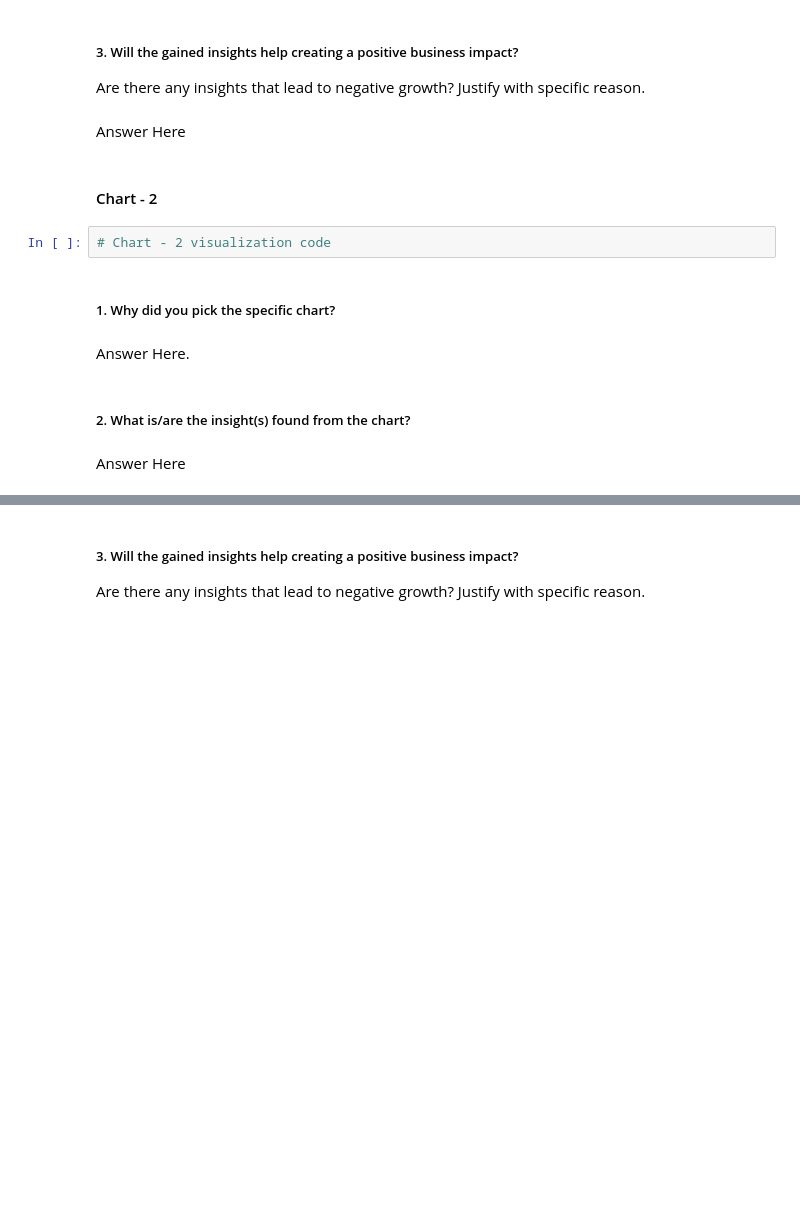
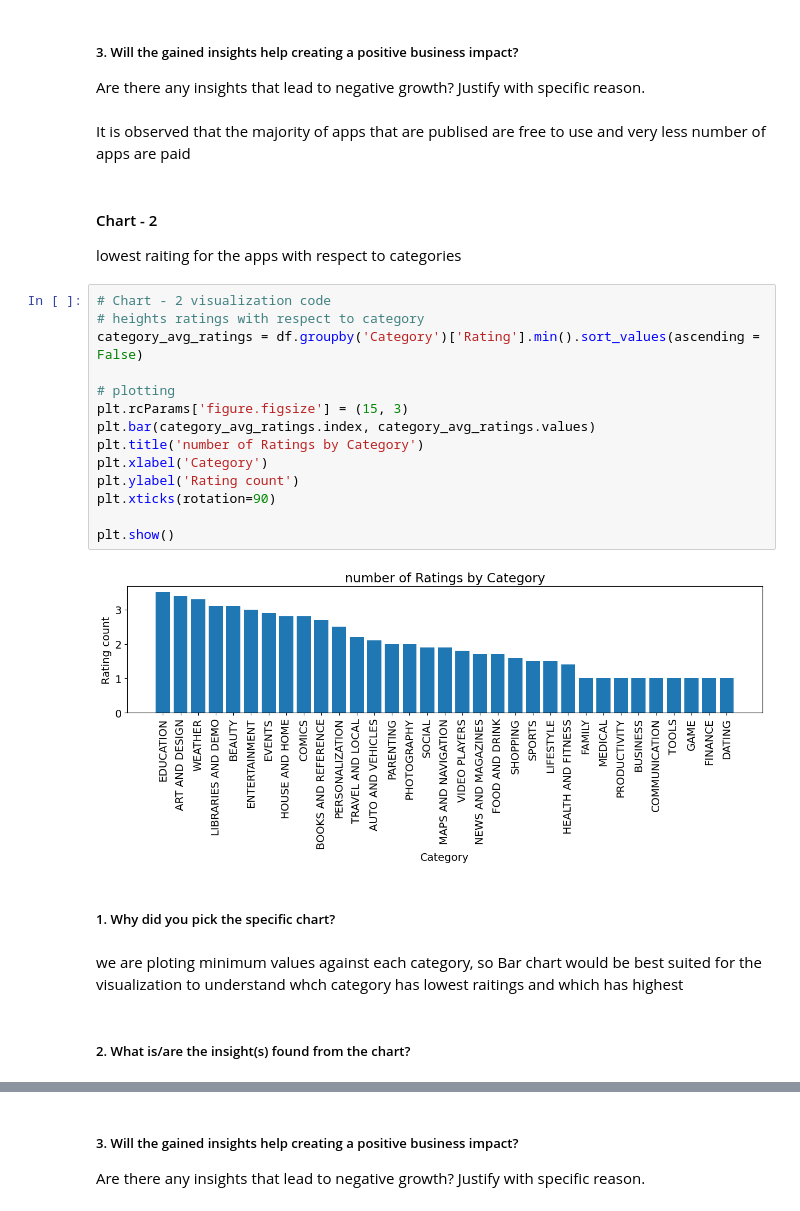
Before and after one commit to lukedanieldone/Play-Store-EDA, a Jupyter notebook: Playstore_EDA_Analysis.ipynb, the cells around one changed output, grey strips where cells are left out. Cells and saved outputs as stored; diff of their text form; blank space fills up the shorter version.

```diff
--- a/Playstore_EDA_Analysis.ipynb
+++ b/Playstore_EDA_Analysis.ipynb
@@ -497,17 +497,30 @@ Answer Here
 # %% [markdown]
 ##### 3. Will the gained insights help creating a positive business impact?
 Are there any insights that lead to negative growth? Justify with specific reason.
-# %% [markdown]
-Answer Here
-# %% [markdown]
-#### Chart - 2
-# %%
-# Chart - 2 visualization code
+# %% [markdown]
+It is observed that the majority of apps that are publised are free to use and very less number of apps are paid
+# %% [markdown]
+#### Chart - 2
+lowest raiting for the apps with respect to categories
+# %%
+# Chart - 2 visualization code
+# heights ratings with respect to category
+category_avg_ratings = df.groupby('Category')['Rating'].min().sort_values(ascending = False)
+
+# plotting
+plt.rcParams['figure.figsize'] = (15, 3)
+plt.bar(category_avg_ratings.index, category_avg_ratings.values)
+plt.title('number of Ratings by Category')
+plt.xlabel('Category')
+plt.ylabel('Rating count')
+plt.xticks(rotation=90)
+
+plt.show()
+# %% [output]
+[figure, added]
 # %% [markdown]
 ##### 1. Why did you pick the specific chart?
-# %% [markdown]
-Answer Here.
+# %% [markdown]
+we are ploting minimum values against each category, so Bar chart would be best suited for the visualization to understand whch category has lowest raitings and which has highest
 # %% [markdown]
 ##### 2. What is/are the insight(s) found from the chart?
-# %% [markdown]
-Answer Here
```
Also changed, not shown: parts of 8 cells of this notebook.
